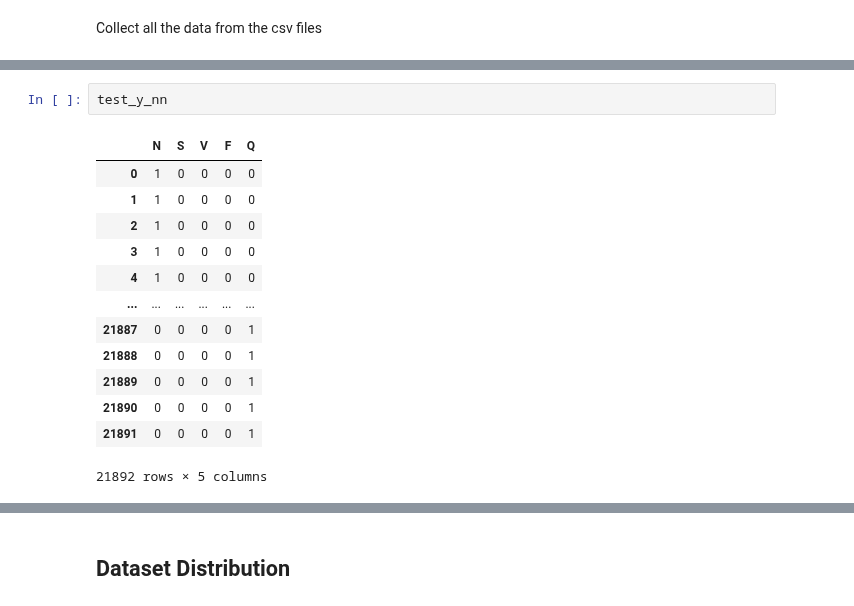
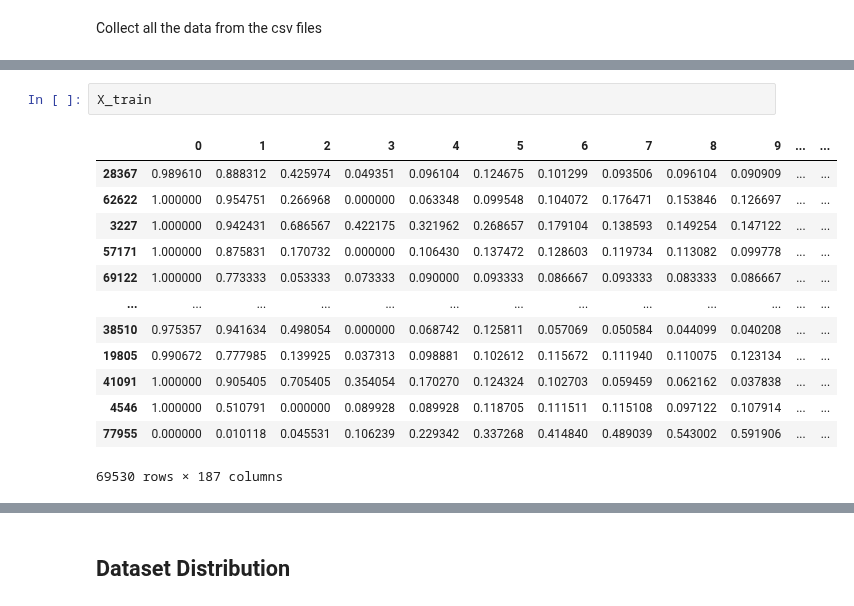
Before and after one commit to JespervanGils/DL-Project-ECG, a Jupyter notebook: DL_Project_ECG_MIT-BIH_Iteration_1.ipynb, the cells around one changed output, grey strips where cells are left out. Cells and saved outputs as stored; diff of their text form.

```diff
--- a/DL_Project_ECG_MIT-BIH_Iteration_1.ipynb
+++ b/DL_Project_ECG_MIT-BIH_Iteration_1.ipynb
@@ -275,16 +126,16 @@ Name: 187, Length: 21892, dtype: float64
-# %%
-test_y_nn
-# %% [output]
-|  | N | S | V | F | Q |
-| 0 | 1 | 0 | 0 | 0 | 0 |
-| 1 | 1 | 0 | 0 | 0 | 0 |
-| 2 | 1 | 0 | 0 | 0 | 0 |
-| 3 | 1 | 0 | 0 | 0 | 0 |
-| 4 | 1 | 0 | 0 | 0 | 0 |
-| ... | ... | ... | ... | ... | ... |
-| 21887 | 0 | 0 | 0 | 0 | 1 |
-| 21888 | 0 | 0 | 0 | 0 | 1 |
-| 21889 | 0 | 0 | 0 | 0 | 1 |
-| 21890 | 0 | 0 | 0 | 0 | 1 |
-| 21891 | 0 | 0 | 0 | 0 | 1 |
-21892 rows × 5 columns
+# %%
+X_train
+# %% [output]
+|  | 0 | 1 | 2 | 3 | 4 | 5 | 6 | 7 | 8 | 9 | ... | ... |
+| 28367 | 0.989610 | 0.888312 | 0.425974 | 0.049351 | 0.096104 | 0.124675 | 0.101299 | 0.093506 | 0.096104 | 0.090909 | ... | ... |
+| 62622 | 1.000000 | 0.954751 | 0.266968 | 0.000000 | 0.063348 | 0.099548 | 0.104072 | 0.176471 | 0.153846 | 0.126697 | ... | ... |
+| 3227 | 1.000000 | 0.942431 | 0.686567 | 0.422175 | 0.321962 | 0.268657 | 0.179104 | 0.138593 | 0.149254 | 0.147122 | ... | ... |
+| 57171 | 1.000000 | 0.875831 | 0.170732 | 0.000000 | 0.106430 | 0.137472 | 0.128603 | 0.119734 | 0.113082 | 0.099778 | ... | ... |
+| 69122 | 1.000000 | 0.773333 | 0.053333 | 0.073333 | 0.090000 | 0.093333 | 0.086667 | 0.093333 | 0.083333 | 0.086667 | ... | ... |
+| ... | ... | ... | ... | ... | ... | ... | ... | ... | ... | ... | ... | ... |
+| 38510 | 0.975357 | 0.941634 | 0.498054 | 0.000000 | 0.068742 | 0.125811 | 0.057069 | 0.050584 | 0.044099 | 0.040208 | ... | ... |
+| 19805 | 0.990672 | 0.777985 | 0.139925 | 0.037313 | 0.098881 | 0.102612 | 0.115672 | 0.111940 | 0.110075 | 0.123134 | ... | ... |
+| 41091 | 1.000000 | 0.905405 | 0.705405 | 0.354054 | 0.170270 | 0.124324 | 0.102703 | 0.059459 | 0.062162 | 0.037838 | ... | ... |
+| 4546 | 1.000000 | 0.510791 | 0.000000 | 0.089928 | 0.089928 | 0.118705 | 0.111511 | 0.115108 | 0.097122 | 0.107914 | ... | ... |
+| 77955 | 0.000000 | 0.010118 | 0.045531 | 0.106239 | 0.229342 | 0.337268 | 0.414840 | 0.489039 | 0.543002 | 0.591906 | ... | ... |
+69530 rows × 187 columns
```
Also changed, not shown: parts of 59 cells of this notebook.
